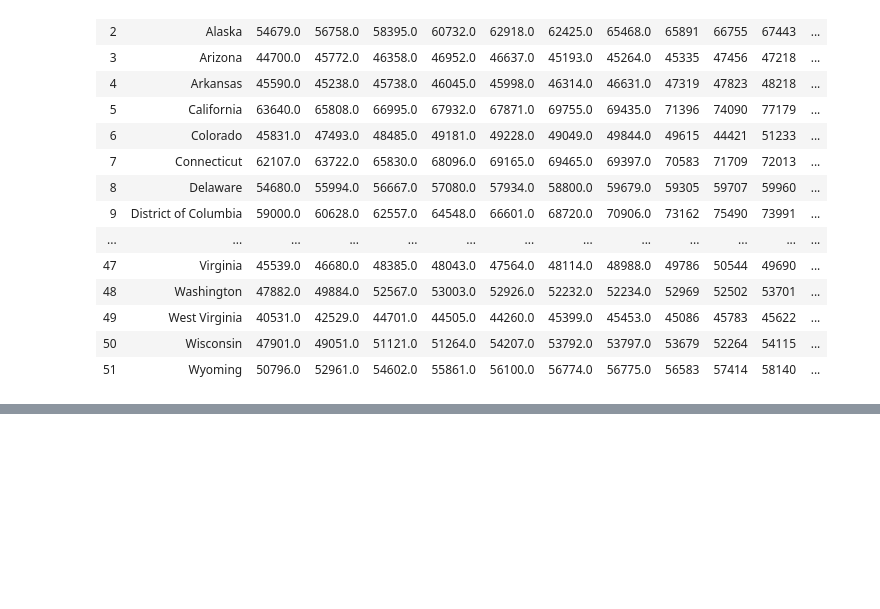
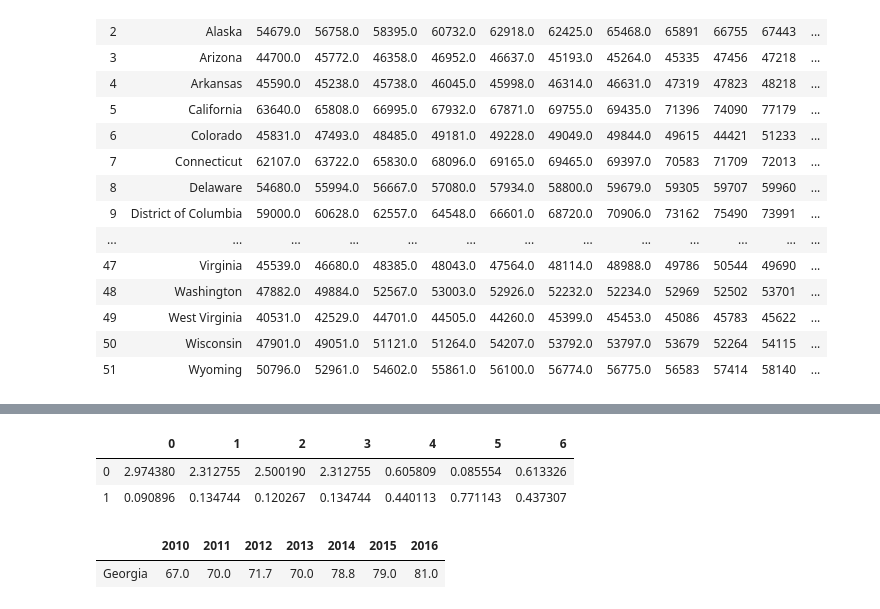
Before and after one commit to ScriptMigo/Project-1, a Jupyter notebook: teacher.ipynb, the cells around one changed output, grey strips where cells are left out. Drawn from its saved outputs; the diff is of its cells as text; code cells hidden in the pictures; blank space fills up the shorter version.

```diff
--- a/teacher.ipynb
+++ b/teacher.ipynb
@@ -273,0 +294,17 @@ grad_rate_renamed
+# %%
+# Make GA dataset for comparing to US
+gaGradRate = pd.DataFrame(grad_rate_renamed.loc['Georgia'])
+# Remove GA for comparison
+allOtherGradRates = grad_rate_renamed.drop(index='Georgia')
+x=stats.f_oneway(gaGradRate.T, allOtherGradRates)
+
+pd.DataFrame(x)
+# %% [output]
+|  | 0 | 1 | 2 | 3 | 4 | 5 | 6 |
+| 0 | 2.974380 | 2.312755 | 2.500190 | 2.312755 | 0.605809 | 0.085554 | 0.613326 |
+| 1 | 0.090896 | 0.134744 | 0.120267 | 0.134744 | 0.440113 | 0.771143 | 0.437307 |
+# %%
+gaGradRate.T
+# %% [output]
+|  | 2010 | 2011 | 2012 | 2013 | 2014 | 2015 | 2016 |
+| Georgia | 67.0 | 70.0 | 71.7 | 70.0 | 78.8 | 79.0 | 81.0 |
```
Also changed, not shown: parts of 4 cells of this notebook.
